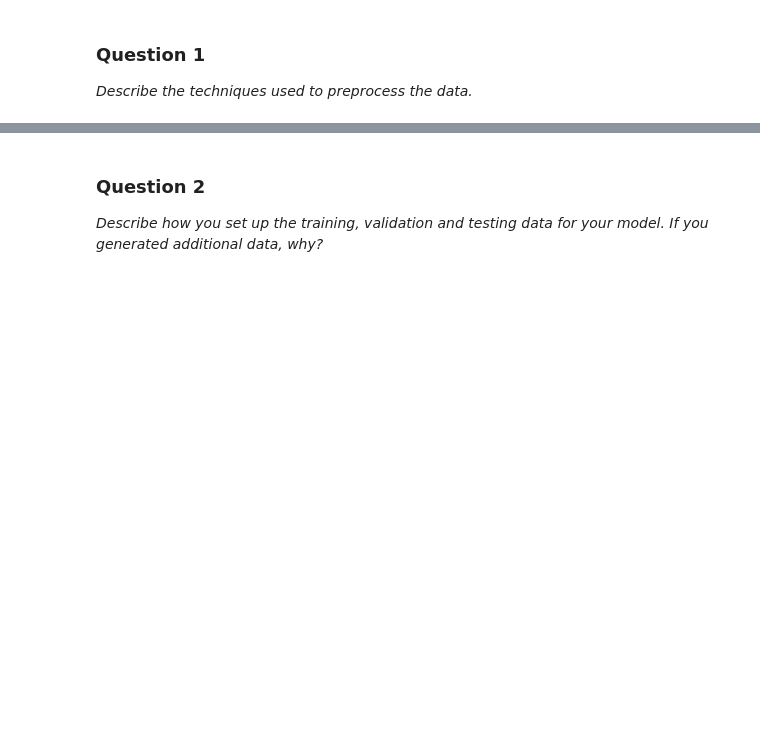
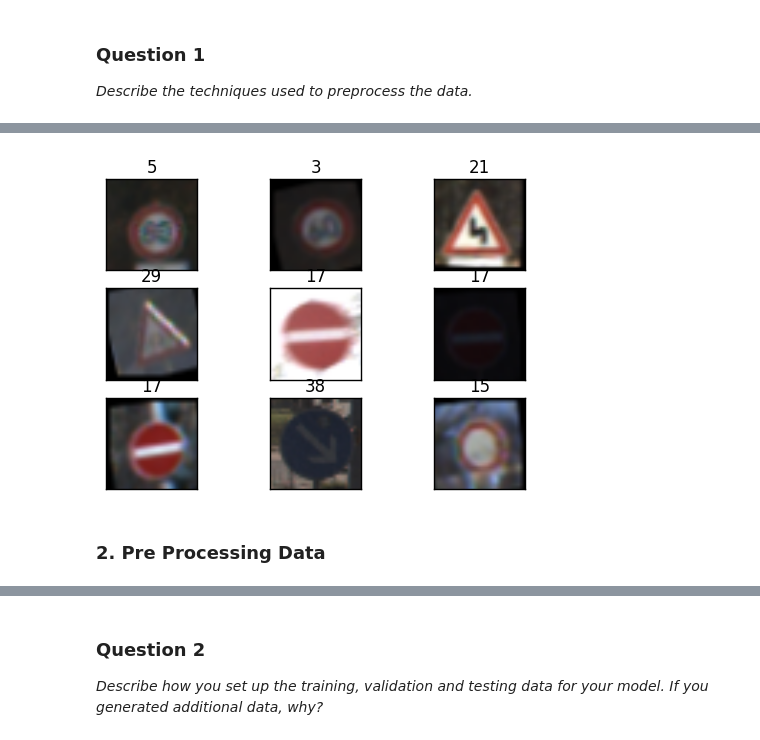
Before and after one commit to chinnikrishna/TrafficSignClassifier, a Jupyter notebook: Traffic_Signs_Recognition.ipynb, the cells around one changed output, grey strips where cells are left out. Cells and saved outputs as stored; diff of their text form; code cells hidden in the pictures; blank space fills up the shorter version.

```diff
--- a/Traffic_Signs_Recognition.ipynb
+++ b/Traffic_Signs_Recognition.ipynb
@@ -292,0 +157,32 @@ DataSet Generation and Accumulation completed
+# %%
+GenShape=(TotalNewData2Gen,32,32,3) #Shape of array to hold generated data
+TrainFeaturesGen=np.zeros(GenShape,TrainFeatures.dtype)     #Array to hold generated images
+TrainLabelsGen=np.zeros(TotalNewData2Gen,TrainLabels.dtype) #Array to hold generated labels
+
+# Generate to be generated number of random index from each class
+RandImgIndex=[]
+Count=0
+for i in range(0,NumClasses):
+    RandImgIndex.append(np.random.randint(Count,Count+ClassList[i],ToGenNum[i]))
+    Count=Count+ClassList[i]
+
+#Generating Augmented Data by Rotating, Scaling and Changing Positions
+#Values are from Paper (Traffic Sign Recognition with Multi-Scale Convolutional Networks)
+IndexCount=0
+for i in range(0,NumClasses):
+    print("Generating "+str(ToGenNum[i])+" "+str(Labels[i][1])+" features and labels")
+    for j in range(0,ToGenNum[i]):
+        Image=TrainFeatures[RandImgIndex[i][j]]
+        #Rotation
+        MaxRotAngle=15
+        rows,cols,chnls=Image.shape
+        RotMatrix=cv2.getRotationMatrix2D((rows/2,cols/2),random.uniform(-MaxRotAngle,MaxRotAngle),1)
+        Image=cv2.warpAffine(Image,RotMatrix,(rows,cols))
+        #Translation
+        TransMatrix=np.float32([[1,0,random.uniform(-2,2)],[0,1,random.uniform(-2,2)]])
+        Image=cv2.warpAffine(Image,TransMatrix,(rows,cols))
+        #Scale
+        #Image=cv2.resize(Image,None,fx=random.uniform(0.9,1.1),fy=random.uniform(0.9,1.1),interpolation=cv2.INTER_CUBIC)
+        TrainFeaturesGen[IndexCount]=Image
+        TrainLabelsGen[IndexCount]=i
+        IndexCount=IndexCount+1
@@ -292,0 +207,9 @@ DataSet Generation and Accumulation completed
+# %%
+#Accumulating Generated Data with Original Data
+TrainFeatures=np.append(TrainFeatures,TrainFeaturesGen,axis=0)
+TrainLabels=np.append(TrainLabels,TrainLabelsGen)
+pltRandImages(TrainFeatures,TrainLabels,3)
+# %% [output]
+[figure, added]
+# %% [markdown]
+### 2. Pre Processing Data
```
Also changed, not shown: parts of 29 cells of this notebook.
